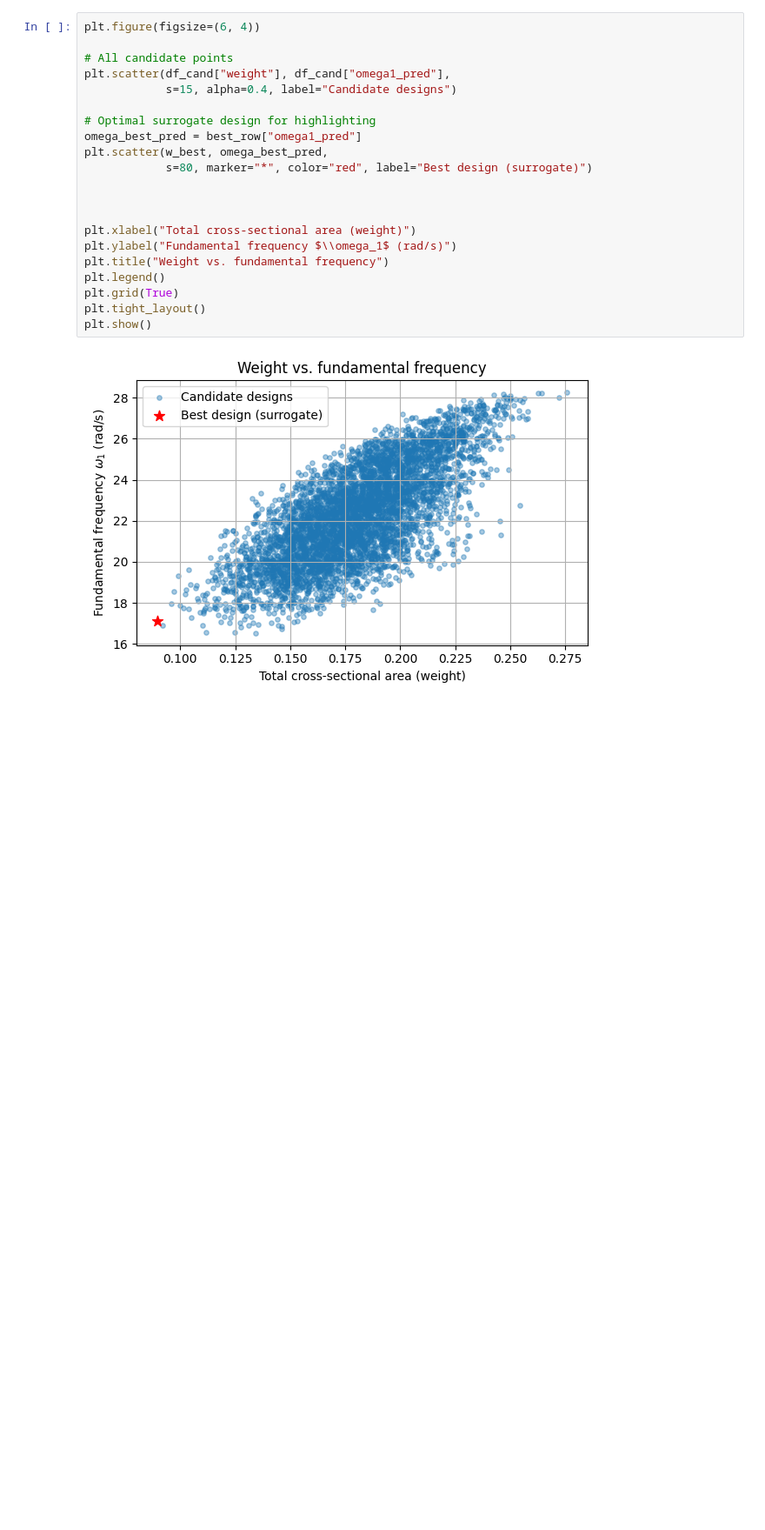
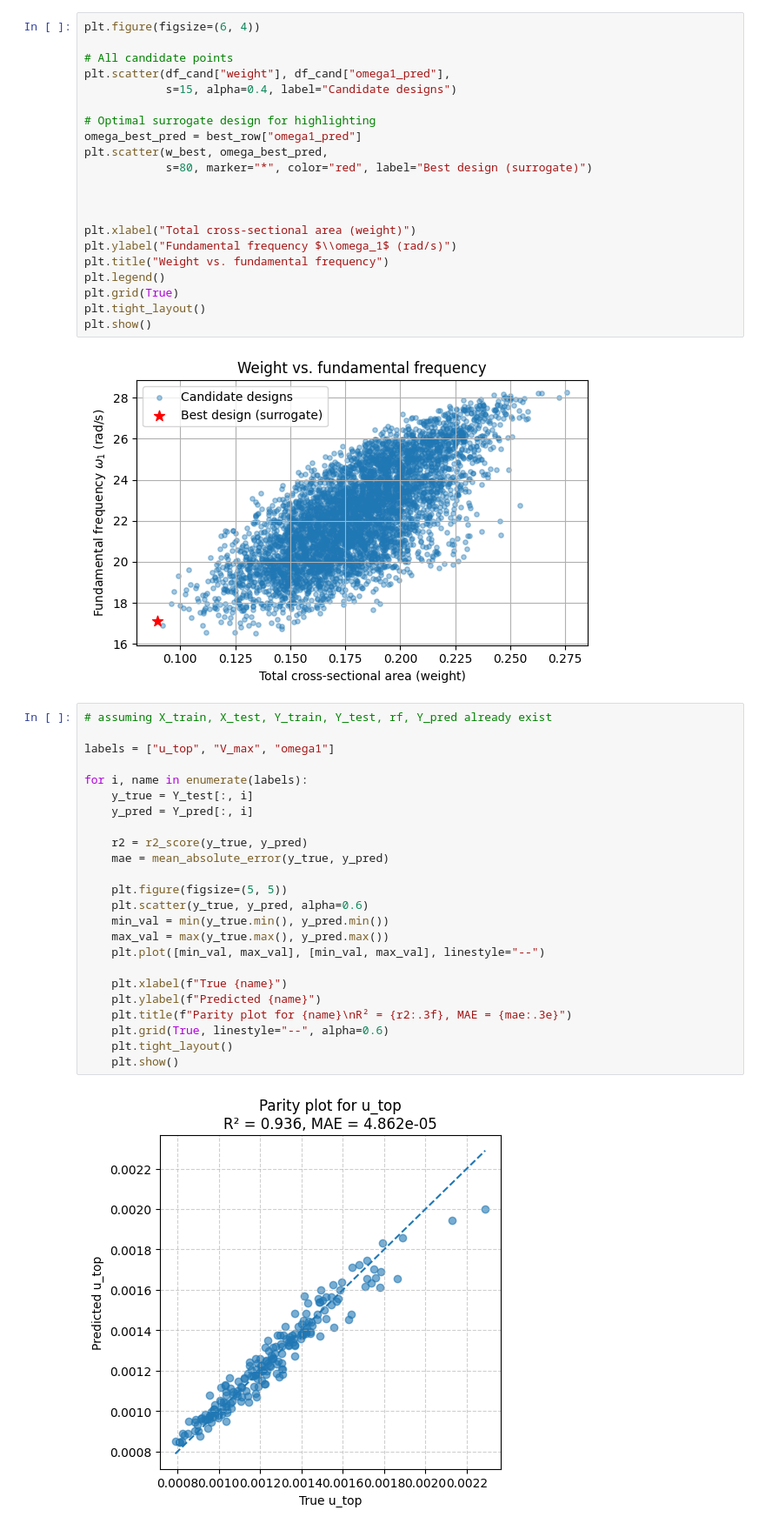
Before and after one commit to prabjotsanghera/ENGG680_2025_Fall, a Jupyter notebook: Final Project Material/Untitled5 .ipynb, the cells around one changed output. Shown: that part at 87% size. Saved outputs shown, nothing was run; the diff lists cells and outputs as text; blank space fills up the shorter version.

```diff
--- a/Final Project Material/Untitled5 .ipynb
+++ b/Final Project Material/Untitled5 .ipynb
@@ -501,3 +501,29 @@ plt.tight_layout()
 plt.show()
 # %% [output]
 [figure]
+# %%
+# assuming X_train, X_test, Y_train, Y_test, rf, Y_pred already exist
+
+labels = ["u_top", "V_max", "omega1"]
+
+for i, name in enumerate(labels):
+    y_true = Y_test[:, i]
+    y_pred = Y_pred[:, i]
+
+    r2 = r2_score(y_true, y_pred)
+    mae = mean_absolute_error(y_true, y_pred)
+
+    plt.figure(figsize=(5, 5))
+    plt.scatter(y_true, y_pred, alpha=0.6)
+    min_val = min(y_true.min(), y_pred.min())
+    max_val = max(y_true.max(), y_pred.max())
+    plt.plot([min_val, max_val], [min_val, max_val], linestyle="--")
+
+    plt.xlabel(f"True {name}")
+    plt.ylabel(f"Predicted {name}")
+    plt.title(f"Parity plot for {name}\nR² = {r2:.3f}, MAE = {mae:.3e}")
+    plt.grid(True, linestyle="--", alpha=0.6)
+    plt.tight_layout()
+    plt.show()
+# %% [output]
+[figure, added]
```
Also changed, not shown: parts of 1 cell of this notebook.
